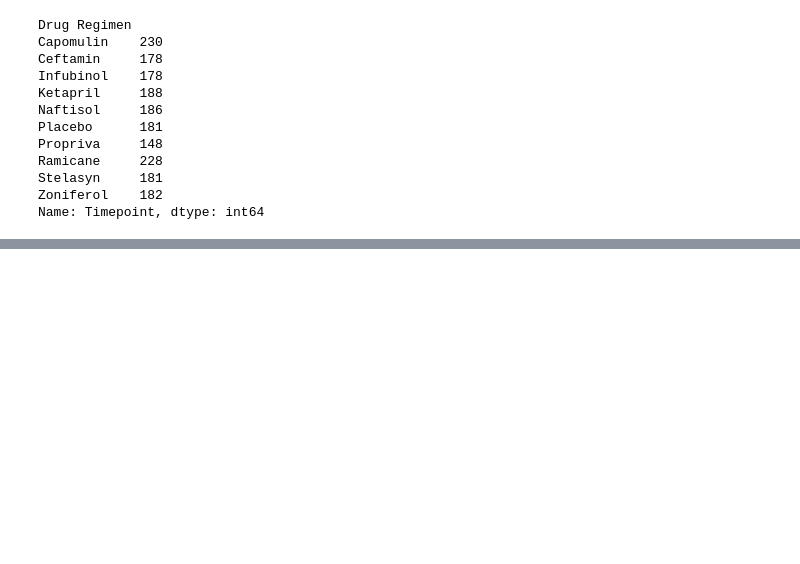
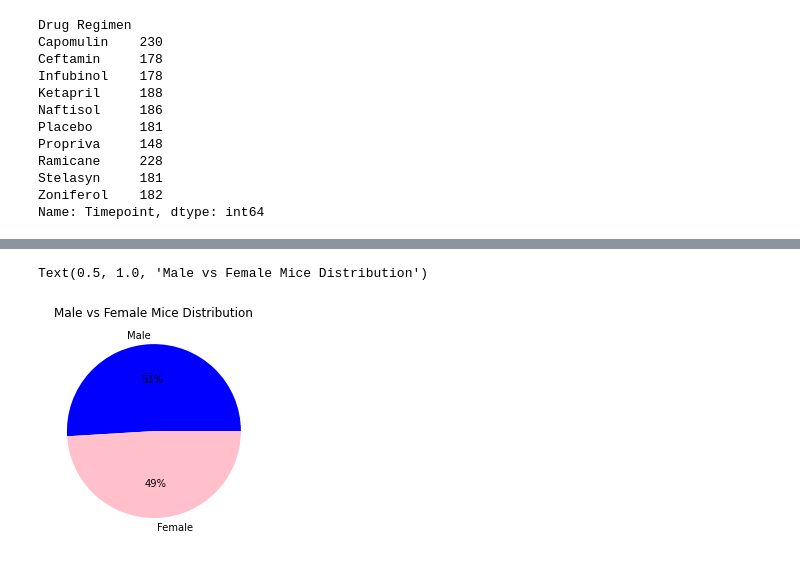
Before and after one commit to latoyawenzinger/Data-Visualization_Matplotlib, a Jupyter notebook: Mice_Treatment.ipynb, the cells around one changed output, grey strips where cells are left out. Cells and saved outputs as stored; diff of their text form; code cells hidden in the pictures; blank space fills up the shorter version.

```diff
--- a/Mice_Treatment.ipynb
+++ b/Mice_Treatment.ipynb
@@ -142,0 +174,9 @@ plt.show()
+# %%
+#create pie chart to show distribution of female vs male mice
+#using Matplotlib(pyplot)
+colors = ["blue", "pink"]
+plt.pie(sex_df, labels=sex_df.index,colors=colors, autopct="%1.0f%%")
+plt.title("Male vs Female Mice Distribution")
+# %% [output]
+Text(0.5, 1.0, 'Male vs Female Mice Distribution')
+[figure, added]
```
Also changed, not shown: parts of 6 cells of this notebook.
